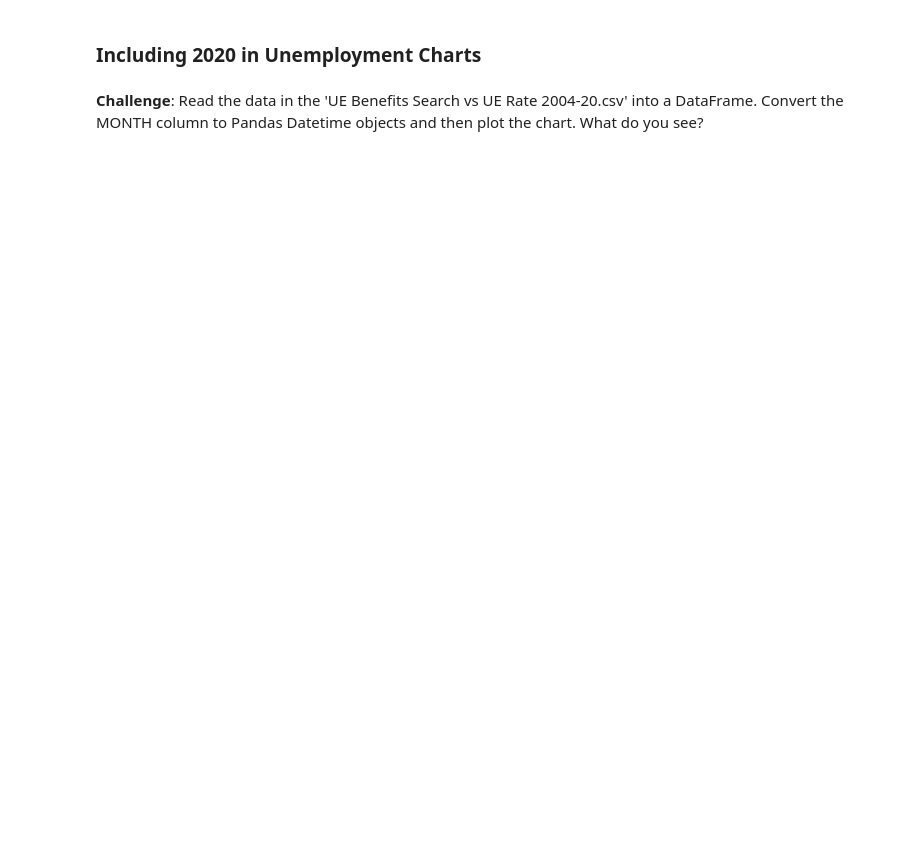
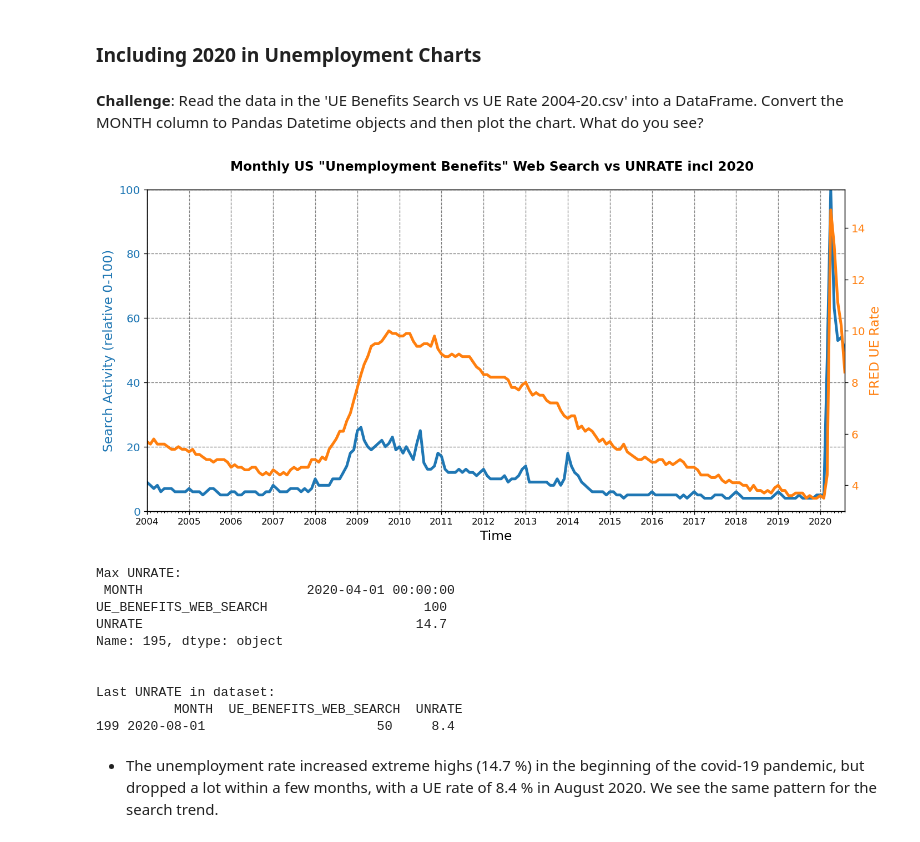
Before and after one commit to elsandb/data_science, a Jupyter notebook: Day74_time_series (google_trends_dataset)/Google_trends_Data_visualization.ipynb, the cells around one changed output. Cells and saved outputs as stored; diff of their text form; code cells hidden in the pictures; blank space fills up the shorter version.

```diff
--- a/Day74_time_series (google_trends_dataset)/Google_trends_Data_visualization.ipynb
+++ b/Day74_time_series (google_trends_dataset)/Google_trends_Data_visualization.ipynb
@@ -527,3 +754,62 @@ plt.show()
 ### Including 2020 in Unemployment Charts
 # %% [markdown]
 **Challenge**: Read the data in the 'UE Benefits Search vs UE Rate 2004-20.csv' into a DataFrame. Convert the MONTH column to Pandas Datetime objects and then plot the chart. What do you see?
+# %%
+# Read data and convert MONTH column to Pandas Datetime objects.
+df_ue_20 = pd.read_csv('data/UE Benefits Search vs UE Rate 2004-20.csv',
+                       parse_dates=['MONTH'])
+# %%
+# Data
+x = df_ue_20.MONTH
+y_search = df_ue_20.UE_BENEFITS_WEB_SEARCH
+y_rate = df_ue_20.UNRATE
+
+# Figure
+fig, ax1 = plt.subplots(figsize=(12, 6), dpi=120)
+fig.suptitle('Monthly US "Unemployment Benefits" Web Search vs UNRATE incl 2020',
+            size=14, weight='bold')
+
+search_color = 'tab:blue'
+ax1.plot(x, y_search, color=search_color, linewidth=3)
+ax1.set_xlabel('Time', size=14)
+ax1.set_ylabel('Search Activity (relative 0-100)', color=search_color, size=14)
+ax1.set_xlim(pd.to_datetime('2004-01-01'), pd.to_datetime('2020-08-01'))
+ax1.set_ylim(0, 100)
+ax1.tick_params(axis='y', labelsize=12, labelcolor=search_color)
+
+ax1.xaxis.set_major_locator(year_locator)
+ax1.xaxis.set_major_formatter(year_format)
+ax1.xaxis.set_minor_locator(month_locator)
+
+ax1.grid(axis='x', which='major', linestyle='--', color='grey', linewidth=0.8)
+ax1.grid(axis='y', which='major', linestyle='dashed', color='grey', linewidth=0.8)
+
+
+rate_color = 'C1'
+ax2 = ax1.twinx()
+ax2.plot(x, y_rate, color=rate_color, linewidth=3)
+ax2.set_ylabel('FRED UE Rate', color=rate_color, size=14)
+ax2.set_ylim(3, 15.5)
+ax2.tick_params(axis='y', labelsize=12, labelcolor=rate_color)
+
+fig.tight_layout()
+plt.show()
+
+# Check max and last value for UE rate.
+max_unrate_index = df_ue_20.UNRATE.idxmax()
+print('Max UNRATE:\n', df_ue_20.iloc[max_unrate_index])
+print('\n\nLast UNRATE in dataset:\n', df_ue_20[-1:])
+# %% [output]
+[figure, added]
+Max UNRATE:
+ MONTH                     2020-04-01 00:00:00
+UE_BENEFITS_WEB_SEARCH                    100
+UNRATE                                   14.7
+Name: 195, dtype: object
+
+
+Last UNRATE in dataset:
+          MONTH  UE_BENEFITS_WEB_SEARCH  UNRATE
+199 2020-08-01                      50     8.4
+# %% [markdown]
+- The unemployment rate increased extreme highs (14.7 %) in the beginning of the covid-19 pandemic, but dropped a lot within a few months, with a UE rate of 8.4 % in August 2020. We see the same pattern for the search trend.
```
Also changed, not shown: parts of 29 cells of this notebook, 4 other files.
